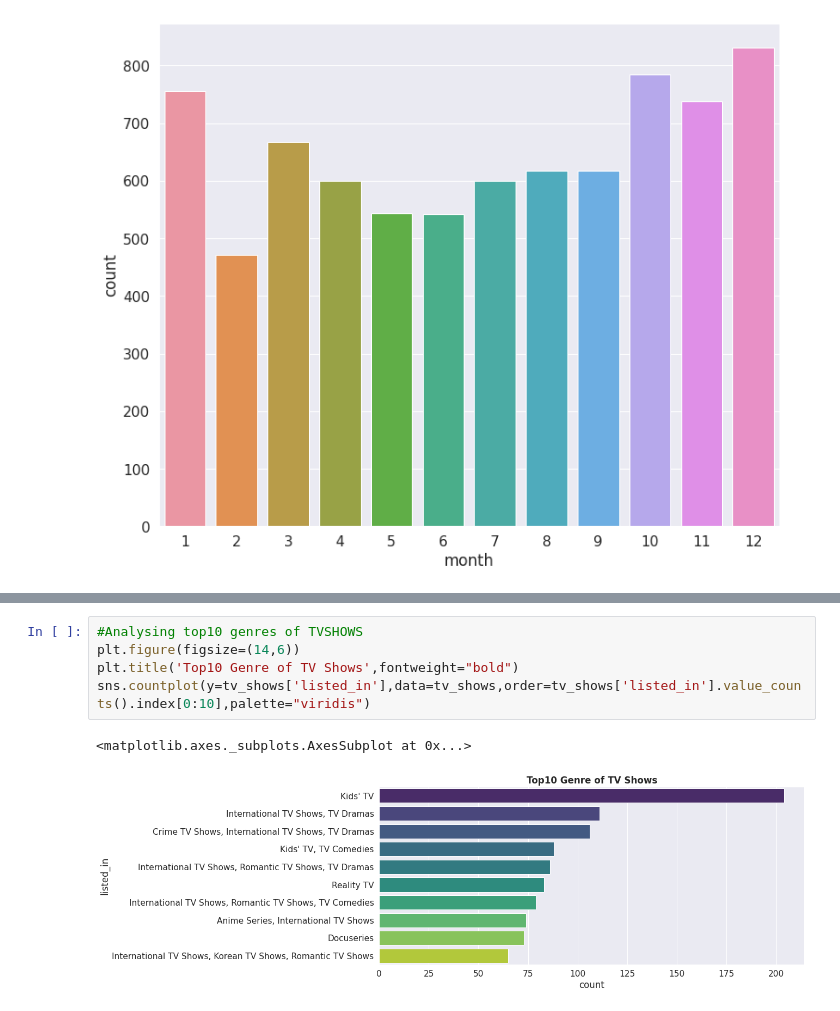
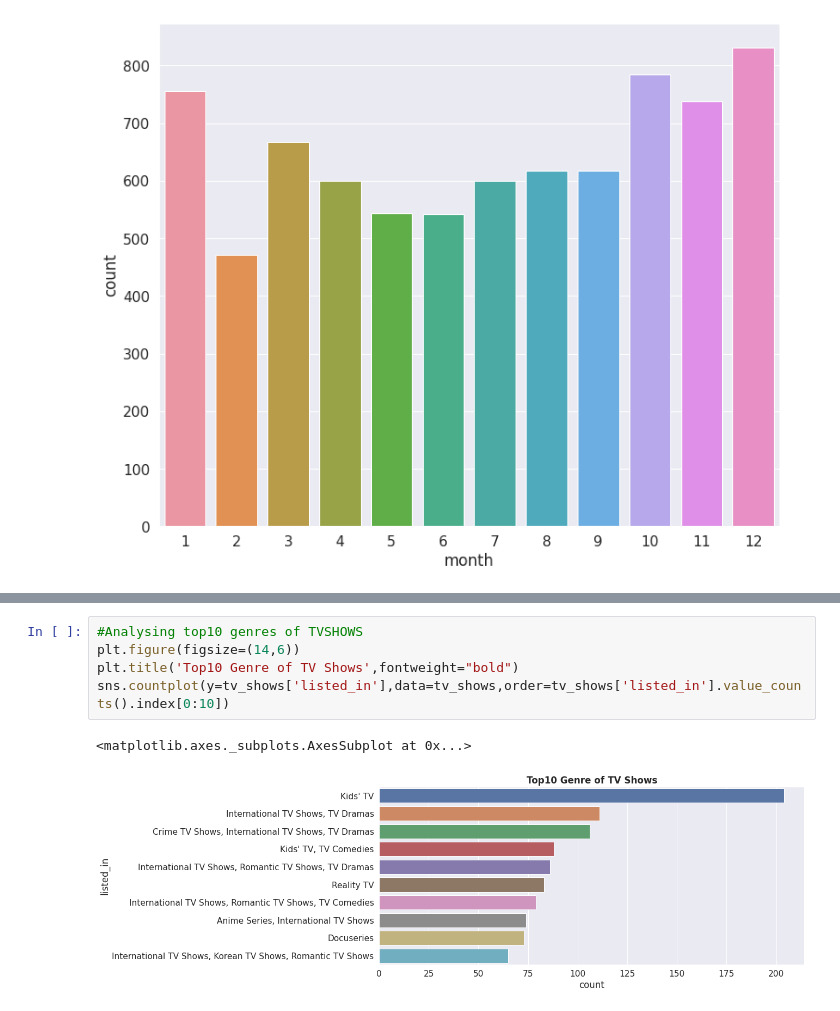
Before and after one commit to apoorvaKR12695/Netflix-Movies-and-TV-Shows-Clustering, a Jupyter notebook: NETFLIX_MOVIES_AND_TV_SHOWS_CLUSTERING.ipynb, the cells around one changed output, grey strips where cells are left out. Cells and saved outputs as stored; diff of their text form.

```diff
--- a/NETFLIX_MOVIES_AND_TV_SHOWS_CLUSTERING.ipynb
+++ b/NETFLIX_MOVIES_AND_TV_SHOWS_CLUSTERING.ipynb
@@ -397,8 +426,8 @@ sns.countplot(y=movies['listed_in'],data=movies,order=movies['listed_in'].value_
 # %%
 #Analysing top10 genres of TVSHOWS
 plt.figure(figsize=(14,6))
 plt.title('Top10 Genre of TV Shows',fontweight="bold")
-sns.countplot(y=tv_shows['listed_in'],data=tv_shows,order=tv_shows['listed_in'].value_counts().index[0:10],palette="viridis")
+sns.countplot(y=tv_shows['listed_in'],data=tv_shows,order=tv_shows['listed_in'].value_counts().index[0:10])
 # %% [output]
 <matplotlib.axes._subplots.AxesSubplot at 0x...>
-[figure, old version]
+[figure, new version]
```
Also changed, not shown: parts of 109 cells of this notebook.
